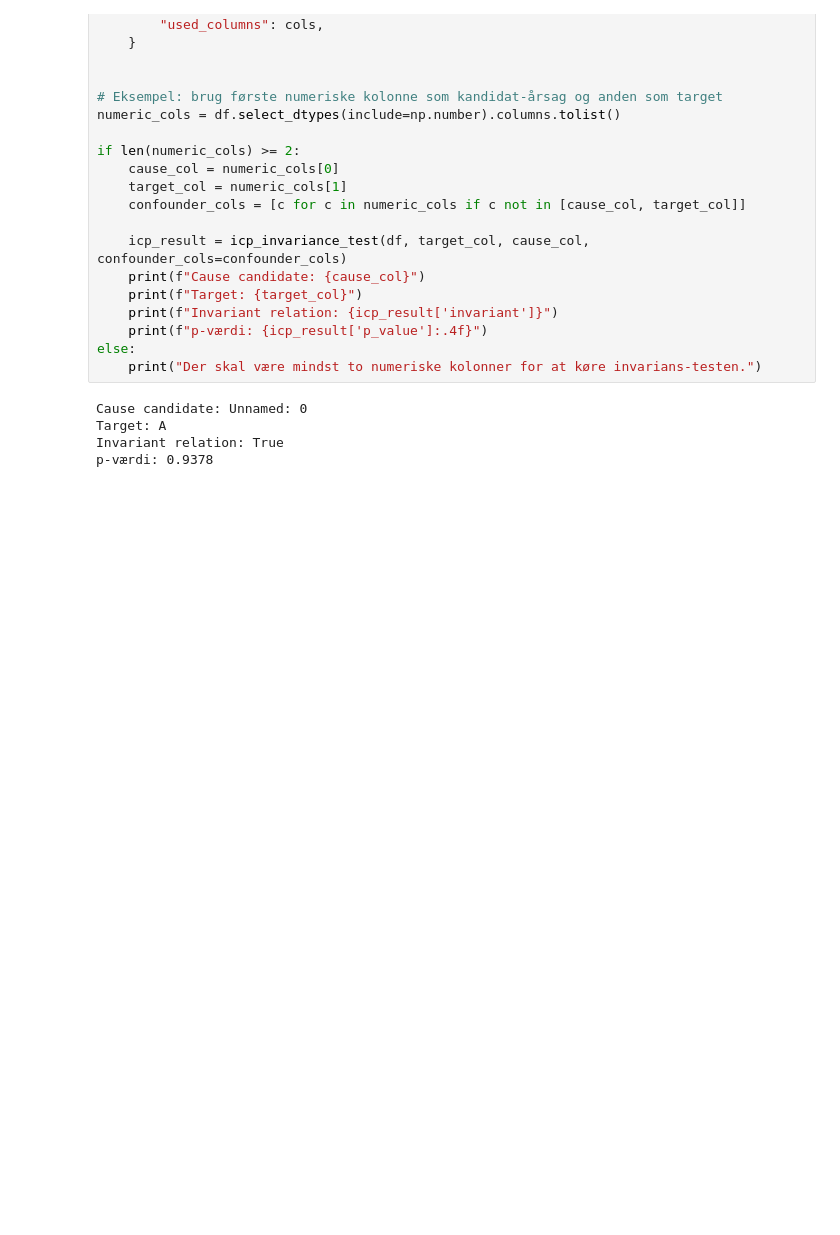
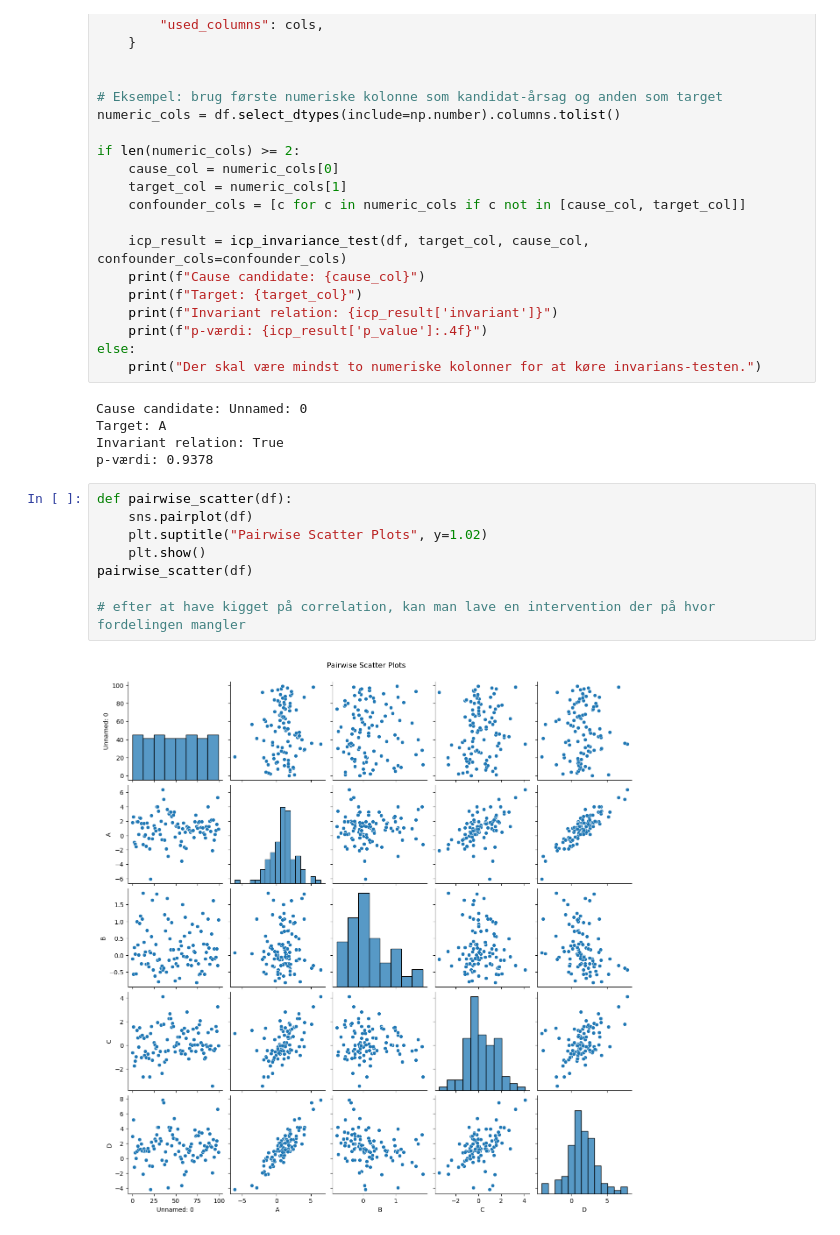
Before and after one commit to Nunk-sketch/AL3-MiniProject, a Jupyter notebook: sovs2/setup.ipynb, the cells around one changed output. Cells and saved outputs as stored; diff of their text form; blank space fills up the shorter version.

```diff
--- a/sovs2/setup.ipynb
+++ b/sovs2/setup.ipynb
@@ -306,3 +323,13 @@ Cause candidate: Unnamed: 0
 Target: A
 Invariant relation: True
 p-værdi: 0.9378
+# %%
+def pairwise_scatter(df):
+    sns.pairplot(df)
+    plt.suptitle("Pairwise Scatter Plots", y=1.02)
+    plt.show()
+pairwise_scatter(df)
+
+# efter at have kigget på correlation, kan man lave en intervention der på hvor fordelingen mangler
+# %% [output]
+[figure, added]
```
Also changed, not shown: parts of 8 cells of this notebook, 10 other files.
